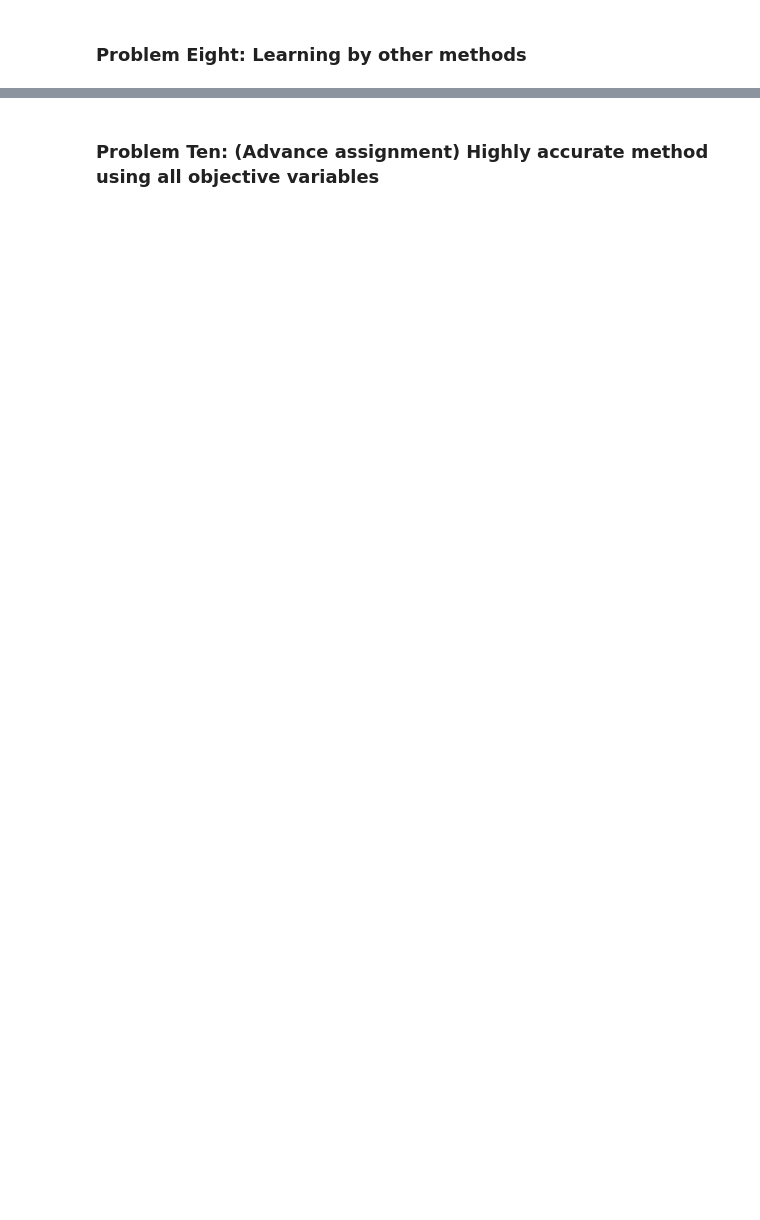
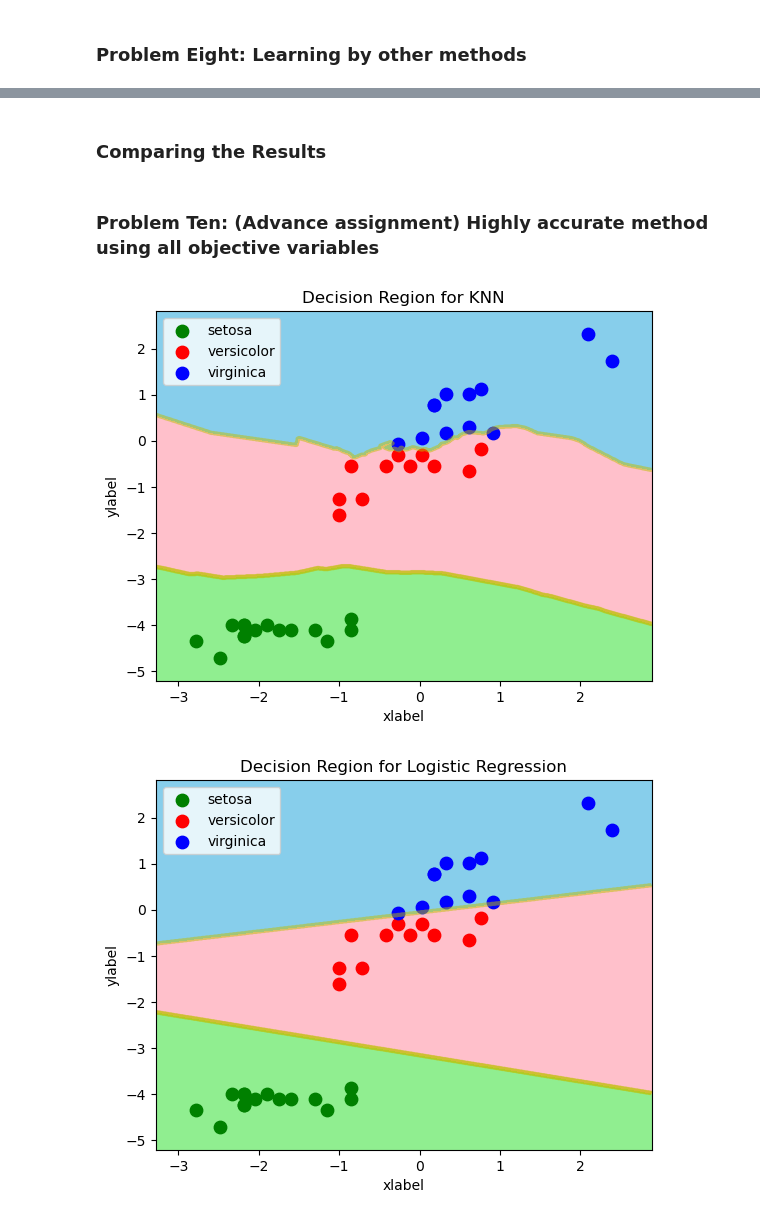
Before and after one commit to andervies/divic-corp-machine-learning-course, a Jupyter notebook: assignment14/Binary classification of iris series.ipynb, the cells around one changed output, grey strips where cells are left out. Cells and saved outputs as stored; diff of their text form; code cells hidden in the pictures; blank space fills up the shorter version.

```diff
--- a/assignment14/Binary classification of iris series.ipynb
+++ b/assignment14/Binary classification of iris series.ipynb
@@ -291,2 +471,20 @@ decision_region(X_train_transformed, y_train, knn3)
+# %% [markdown]
+### Comparing the Results
 # %% [markdown]
 ### Problem Ten: (Advance assignment) Highly accurate method using all objective variables
+# %%
+X_new = iris_data[["sepal_length", "petal_length"]].to_numpy()
+y_new = iris["target"]
+# %%
+# Split the dataset into train and test batches
+X_train2, X_test2, y_train2, y_test2 = train_test_split(X_new, y_new, test_size=0.25, random_state=42)
+
+# create an instance of th Standard_Scaler class and fit it to X_train2
+scaler2 = StandardScaler()
+scaler2.fit(X_train2)
+
+# Apply scaling to training data
+X_train_transformed2 = scaler.transform(X_train2)
+
+# Apply the same scaling to the test data
+X_test_transformed2 = scaler.transform(X_test2)
@@ -292,0 +562,36 @@ decision_region(X_train_transformed, y_train, knn3)
+# %%
+models = [knn, logr, svm, dtree, forest]
+predictions = {
+    "KNN": y_pred_knn,
+    "Logistic Regression": y_pred_logr,
+    "SVM": y_pred_svm,
+    "Decision Tree": y_pred_dtree,
+    "Random Forest": y_pred_forest}
+
+pt2 = PrettyTable(["Model", "Accuracy", "Precision (Micro)", "Recall (Micro)", "F1 (Micro)",
+                    "Precision (Macro)", "Recall (Macro)", "F1 (Macro)", "Confusion Matrix"])
+
+for index, key in enumerate(predictions):
+    accuracy = accuracy_score(y_true=y_test2, y_pred=predictions[key]) * 100
+
+    # Calculate scores with micro-averaging
+    precision_micro = precision_score(y_true=y_test2, y_pred=predictions[key], average='micro')
+    recall_micro = recall_score(y_true=y_test2, y_pred=predictions[key], average='micro')
+    f1_micro = f1_score(y_true=y_test2, y_pred=predictions[key], average='micro')
+
+    # Calculate scores with macro-averaging
+    precision_macro = precision_score(y_true=y_test2, y_pred=predictions[key], average='macro')
+    recall_macro = recall_score(y_true=y_test2, y_pred=predictions[key], average='macro')
+    f1_macro = f1_score(y_true=y_test2, y_pred=predictions[key], average='macro')
+
+    confusion_mat = confusion_matrix(y_true=y_test2, y_pred=predictions[key])
+
+    pt2.add_row([key, accuracy, precision_micro, recall_micro, f1_micro,
+                  precision_macro, recall_macro, f1_macro, confusion_mat])
+
+    decision_region_multi(X_test_transformed2, y_test2, models[index], title=f"Decision Region for {key}")
+
+display(pt2)
+# %% [output]
+[figure, added]
+[figure, added]
```
Also changed, not shown: parts of 19 cells of this notebook.
